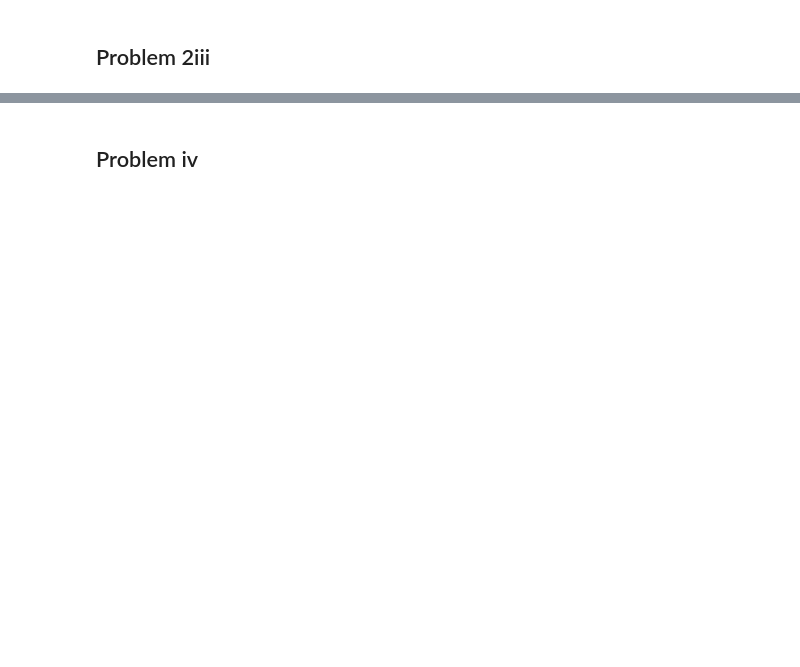
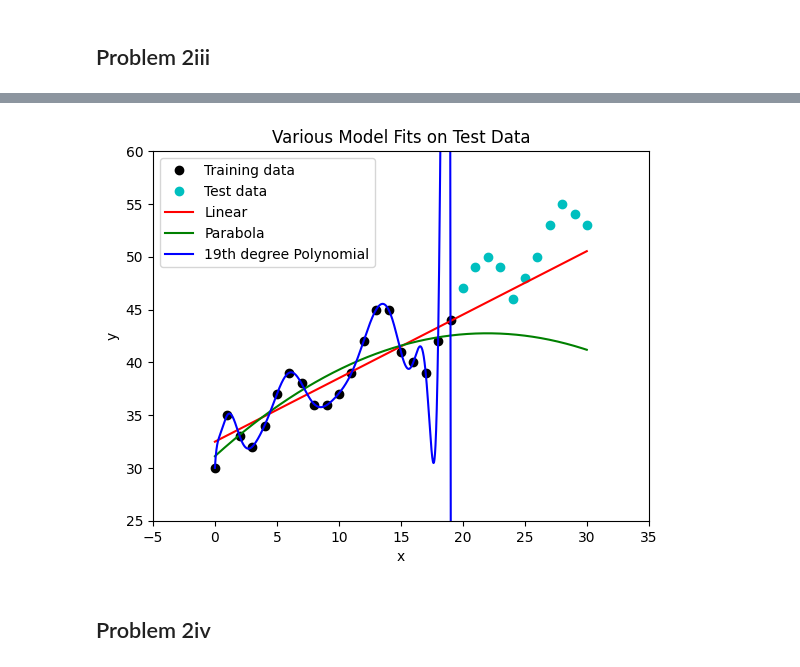
Before and after one commit to tingjones/ee399_hw1, a Jupyter notebook: HW1_TJ.ipynb, the cells around one changed output, grey strips where cells are left out. Cells and saved outputs as stored; diff of their text form; code cells hidden in the pictures; blank space fills up the shorter version.

```diff
--- a/HW1_TJ.ipynb
+++ b/HW1_TJ.ipynb
@@ -267,0 +230,4 @@ Least-square error - Poly: 50.77499384539596
+# %%
+# the rest of the points are the test data
+x_test = x[-11:]
+y_test = y[-11:]
@@ -268,3 +268,27 @@ Least-square error - Poly: 50.77499384539596
+# %%
+# generate data for plotting
+x_test_res = np.arange(x[0], x[30], 0.01)
+y_line_test = (mins_line[0] * x_test_res + mins_line[1])
+y_parab_test = (mins_parab[0] * x_test_res ** 2 + mins_parab[1] * x_test_res + mins_parab[2])
+y_poly_test = np.polyval(mins_poly, x_test_res)
+
+# plot the trained model (shows polynomial)
+plt.figure(5)
+plt.plot(x[:20], y[:20], 'ko', label='Training data')
+plt.plot(x_test, y_test, 'co', label='Test data')
+plt.plot(x_test_res, y_line_test, 'r-', label='Linear')
+plt.plot(x_test_res, y_parab_test, 'g-', label='Parabola')
+plt.plot(x_test_res, y_poly_test, 'b-', label='19th degree Polynomial')
+
+plt.title("Various Model Fits on Test Data")
+plt.xlabel("x")
+plt.ylabel("y")
+plt.xlim(-5,35)
+plt.ylim(25, 60)
+plt.legend()
+plt.show()
+# %% [output]
+[figure, added]
 # %% [markdown]
-## Problem iv
+## Problem 2iv
 # %%
```
Also changed, not shown: parts of 26 cells of this notebook.
